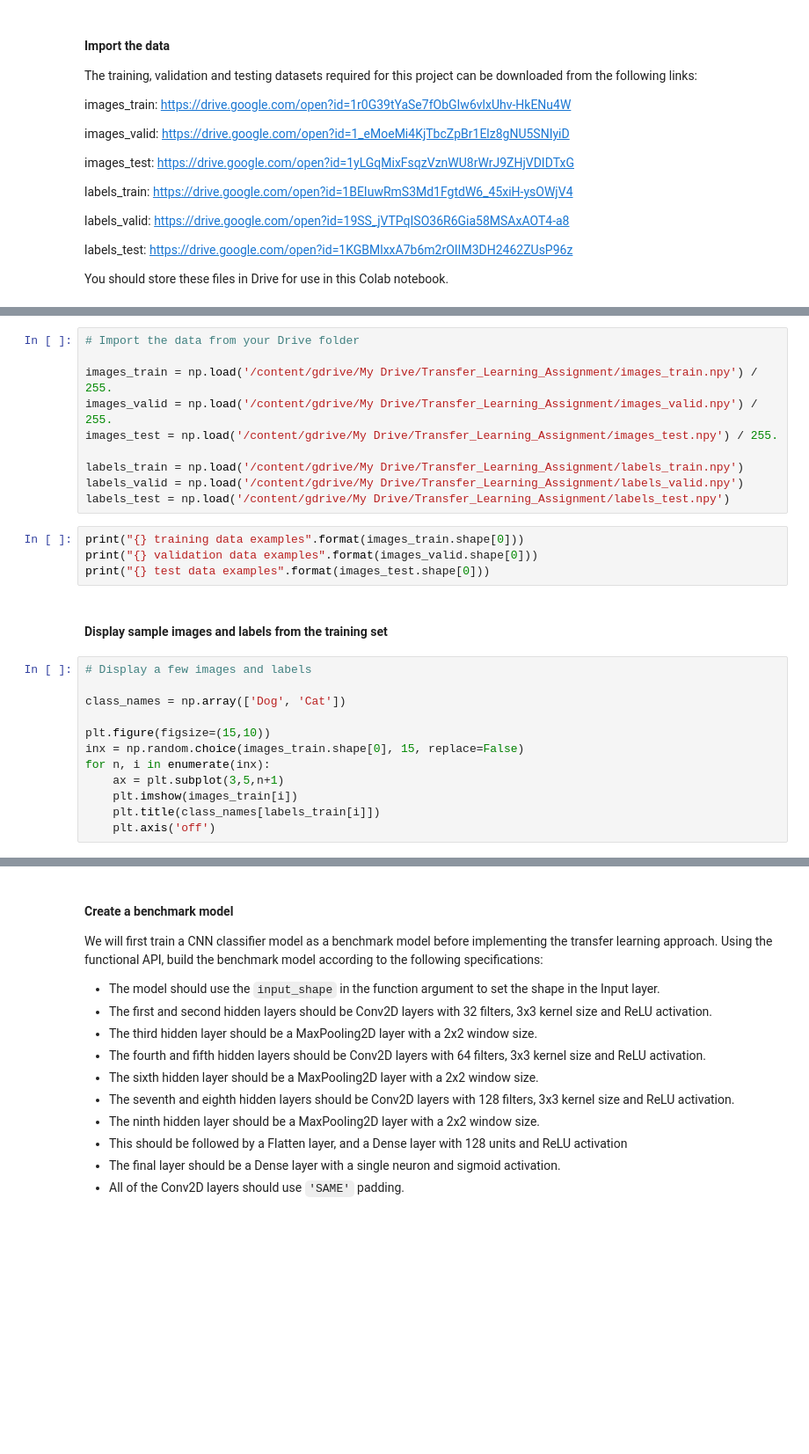
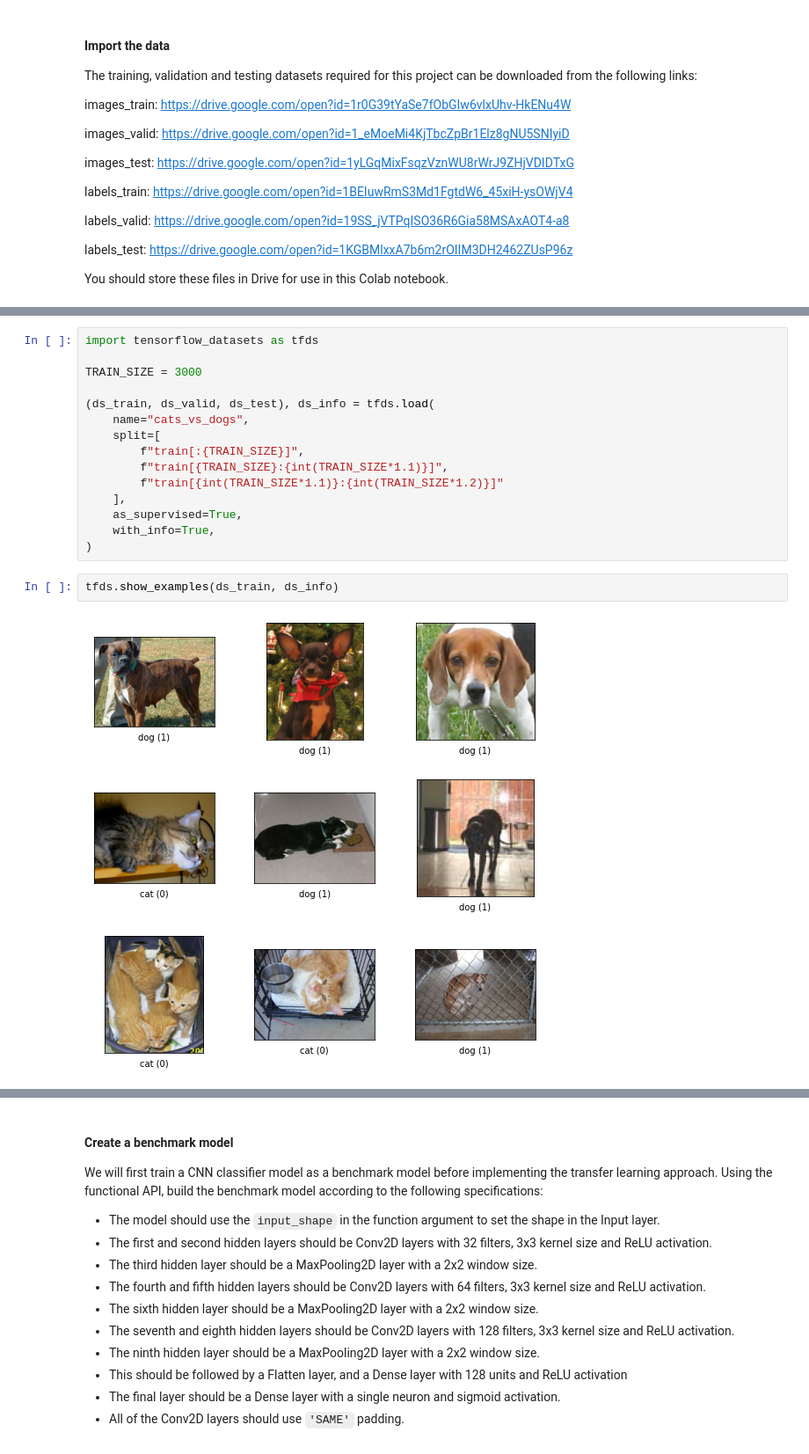
Before and after one commit to Calcifer777/learn-deep-learning, a Jupyter notebook: tensorflow/coursera-customizing-your-models-with-tensorflow/w1-assignment.ipynb, the cells around one changed output, grey strips where cells are left out. Shown at 88% size. Saved outputs shown, nothing was run; the diff lists cells and outputs as text; blank space fills up the shorter version.

Commit message:
tf: coursera customizing tf assignment 1

```diff
--- a/tensorflow/coursera-customizing-your-models-with-tensorflow/w1-assignment.ipynb
+++ b/tensorflow/coursera-customizing-your-models-with-tensorflow/w1-assignment.ipynb
@@ -73,28 +69,19 @@ drive.mount('/content/gdrive')
-# %%
-# Import the data from your Drive folder
-
-images_train = np.load('/content/gdrive/My Drive/Transfer_Learning_Assignment/images_train.npy') / 255.
-images_valid = np.load('/content/gdrive/My Drive/Transfer_Learning_Assignment/images_valid.npy') / 255.
-images_test = np.load('/content/gdrive/My Drive/Transfer_Learning_Assignment/images_test.npy') / 255.
-
-labels_train = np.load('/content/gdrive/My Drive/Transfer_Learning_Assignment/labels_train.npy')
-labels_valid = np.load('/content/gdrive/My Drive/Transfer_Learning_Assignment/labels_valid.npy')
-labels_test = np.load('/content/gdrive/My Drive/Transfer_Learning_Assignment/labels_test.npy')
-# %%
-print("{} training data examples".format(images_train.shape[0]))
-print("{} validation data examples".format(images_valid.shape[0]))
-print("{} test data examples".format(images_test.shape[0]))
-# %% [markdown]
-#### Display sample images and labels from the training set
-# %%
-# Display a few images and labels
-
-class_names = np.array(['Dog', 'Cat'])
-
-plt.figure(figsize=(15,10))
-inx = np.random.choice(images_train.shape[0], 15, replace=False)
-for n, i in enumerate(inx):
-    ax = plt.subplot(3,5,n+1)
-    plt.imshow(images_train[i])
-    plt.title(class_names[labels_train[i]])
-    plt.axis('off')
+# %%
+import tensorflow_datasets as tfds
+
+TRAIN_SIZE = 3000
+
+(ds_train, ds_valid, ds_test), ds_info = tfds.load(
+    name="cats_vs_dogs",
+    split=[
+        f"train[:{TRAIN_SIZE}]",
+        f"train[{TRAIN_SIZE}:{int(TRAIN_SIZE*1.1)}]",
+        f"train[{int(TRAIN_SIZE*1.1)}:{int(TRAIN_SIZE*1.2)}]"
+    ],
+    as_supervised=True,
+    with_info=True,
+)
+# %%
+tfds.show_examples(ds_train, ds_info)
+# %% [output]
+[figure, added]
```
Also changed, not shown: parts of 30 cells of this notebook.
